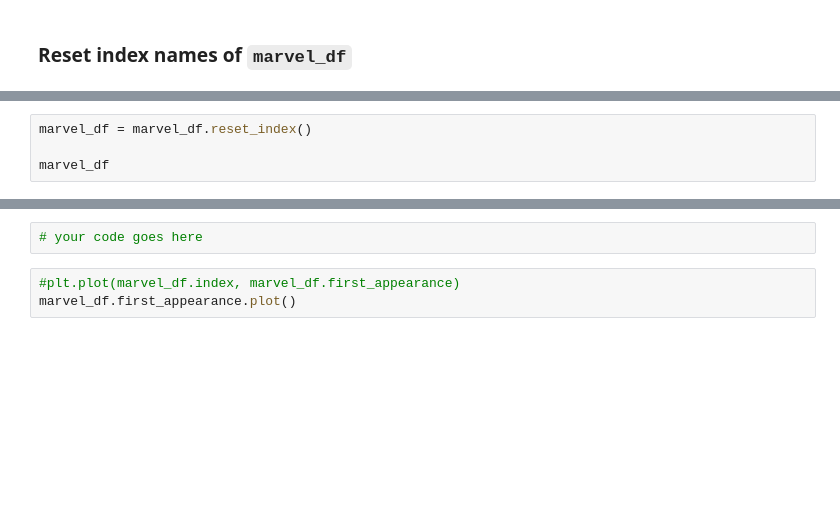
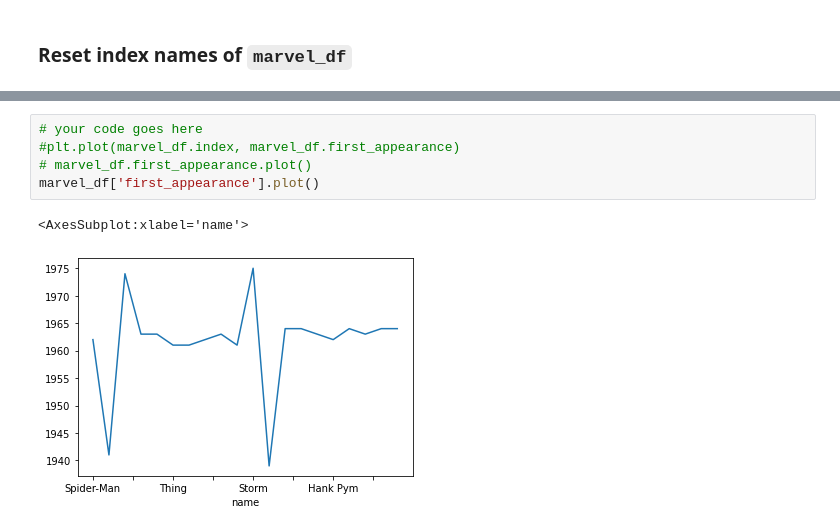
Before and after one commit to JinKim1221/Python_DataAnalytics, a Jupyter notebook: Pandas/4 - Pandas DataFrames exercises.ipynb, the cells around one changed output, grey strips where cells are left out. Cells and saved outputs as stored; diff of their text form; blank space fills up the shorter version.

Commit message:
practice pandas dataframe basic plottings

```diff
--- a/Pandas/4 - Pandas DataFrames exercises.ipynb
+++ b/Pandas/4 - Pandas DataFrames exercises.ipynb
@@ -562,16 +598,15 @@ marvel_df[mask]
-# %%
-marvel_df = marvel_df.reset_index()
-
-marvel_df
 # %% [markdown]
 ![green-divider](https://user-images.githubusercontent.com/7065401/52071924-c003ad80-2562-11e9-8297-1c6595f8a7ff.png)
 
 ### Plot the values of `first_appearance`
 # %%
 # your code goes here
+#plt.plot(marvel_df.index, marvel_df.first_appearance)
+# marvel_df.first_appearance.plot()
+marvel_df['first_appearance'].plot()
+# %% [output]
+<AxesSubplot:xlabel='name'>
+[figure, added]
-# %%
-#plt.plot(marvel_df.index, marvel_df.first_appearance)
-marvel_df.first_appearance.plot()
 # %% [markdown]
 ![green-divider](https://user-images.githubusercontent.com/7065401/52071924-c003ad80-2562-11e9-8297-1c6595f8a7ff.png)
 
```
Also changed, not shown: parts of 11 cells of this notebook.
